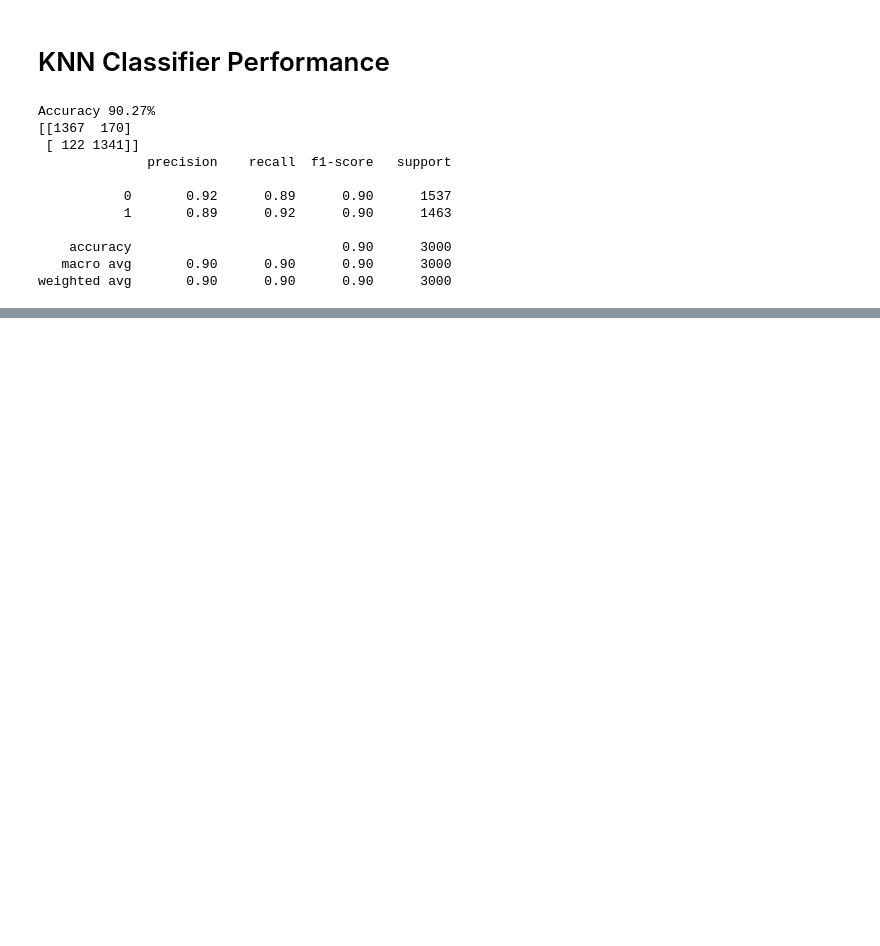
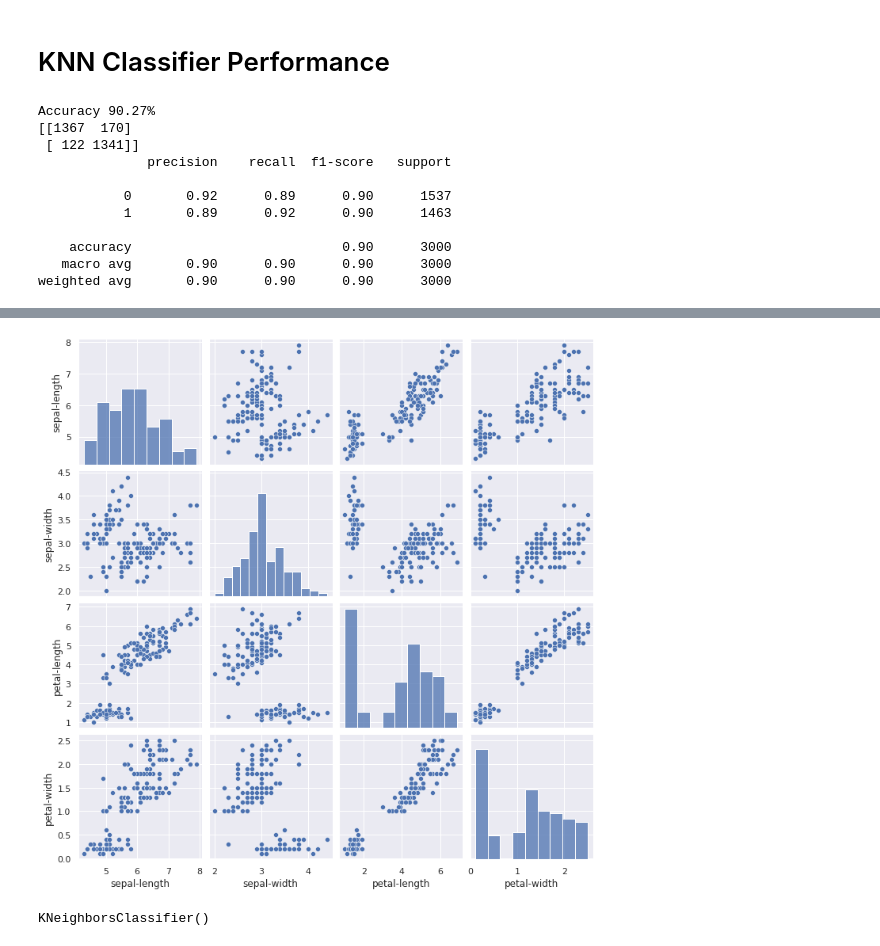
Before and after one commit to omazzinggirl/data-science, a Jupyter notebook: 11_3_Classifiers_and_Performance_Measurement.ipynb, the cells around one changed output, grey strips where cells are left out. Saved outputs shown, nothing was run; the diff lists cells and outputs as text; code cells hidden in the pictures; blank space fills up the shorter version.

Commit message:
SVN, Random Forest and KNN - Created using Colaboratory

```diff
--- a/11_3_Classifiers_and_Performance_Measurement.ipynb
+++ b/11_3_Classifiers_and_Performance_Measurement.ipynb
@@ -148,0 +156,9 @@ weighted avg       0.90      0.90      0.90      3000
+# %%
+url = "https://archive.ics.uci.edu/ml/machine-learning-databases/iris/iris.data"
+
+# Assign colum names to the dataset
+names = ['sepal-length', 'sepal-width', 'petal-length', 'petal-width', 'Class']
+
+# Read dataset to pandas dataframe
+dataset = pd.read_csv(url, names=names)
+dataset.head()
@@ -148,0 +172,5 @@ weighted avg       0.90      0.90      0.90      3000
+# %%
+# Pair Plot Visualization
+ax = sns.pairplot(data=dataset, kind='scatter')
+# %% [output]
+[figure, added]
@@ -148,0 +193,8 @@ weighted avg       0.90      0.90      0.90      3000
+# %%
+# Using KNN to train our dataset
+from sklearn.neighbors import KNeighborsClassifier
+
+classifier = KNeighborsClassifier(n_neighbors=5)
+classifier.fit(X_train, y_train)
+# %% [output]
+KNeighborsClassifier()
```
Also changed, not shown: parts of 11 cells of this notebook.
